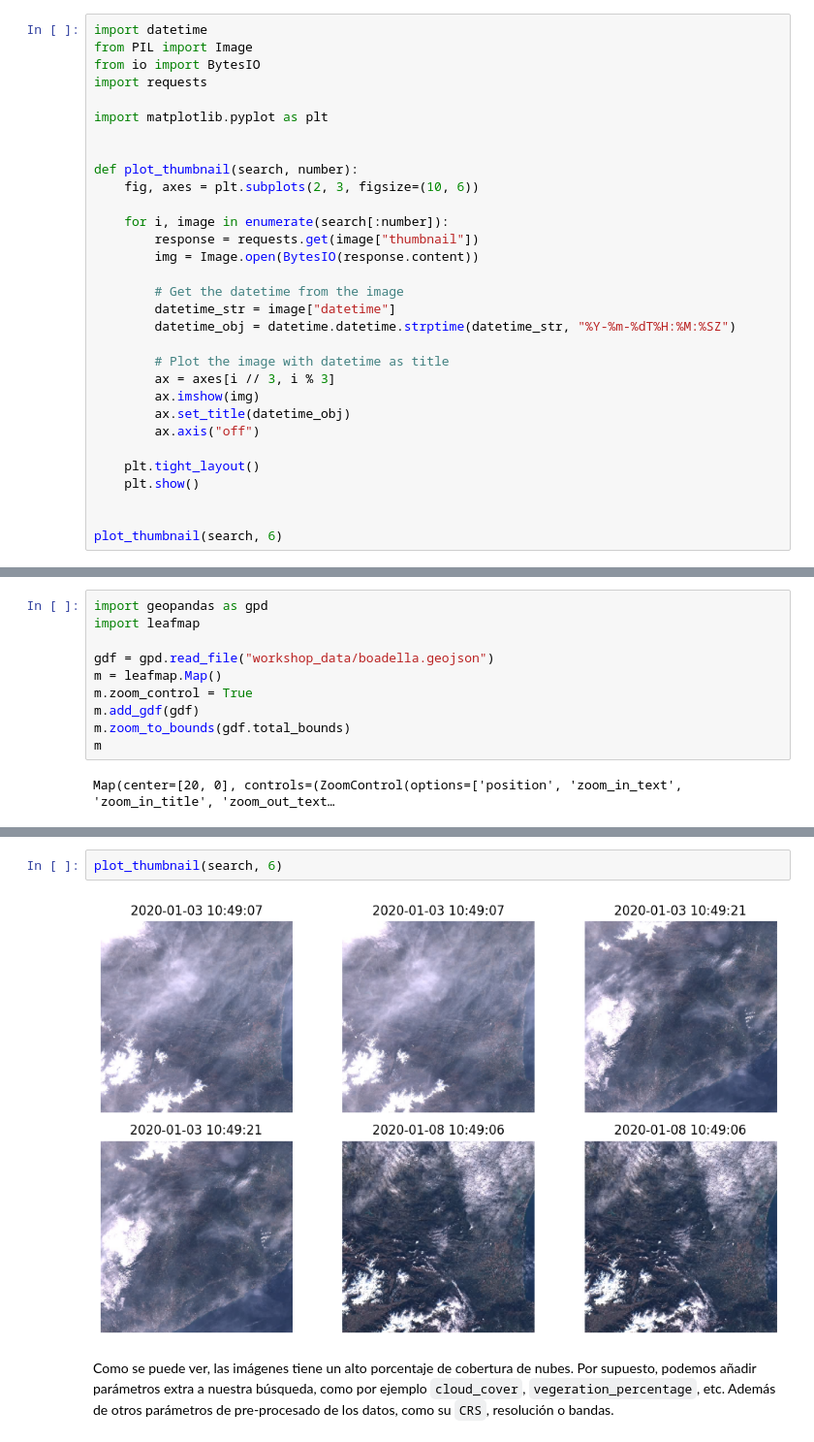
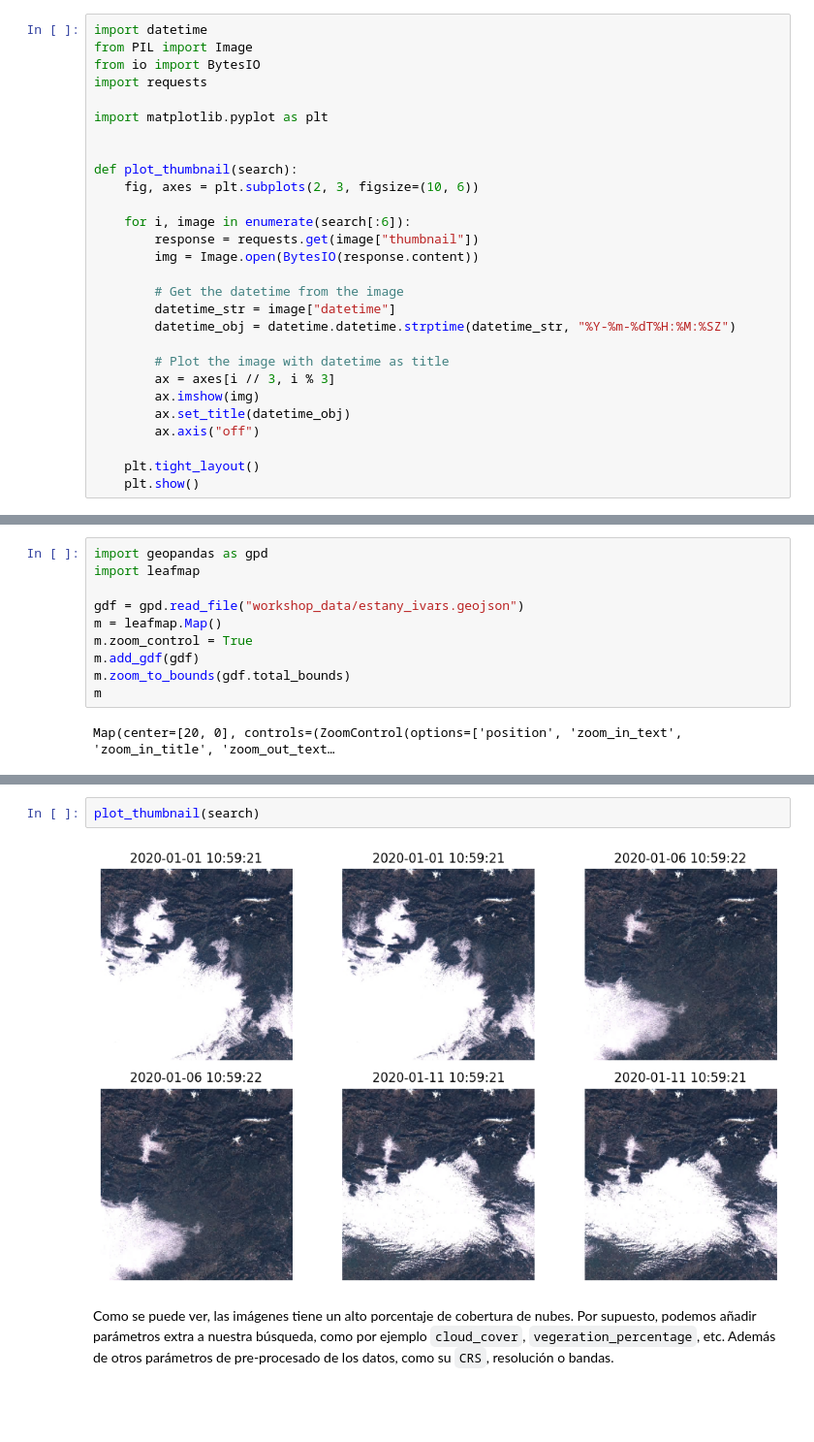
Before and after one commit to earthpulse/spai-workshop-jsl2024, a Jupyter notebook: notebooks/02_acceso_datos.ipynb, the cells around one changed output, grey strips where cells are left out. Shown at 97% size. Cells and saved outputs as stored; diff of their text form; blank space fills up the shorter version.

```diff
--- a/notebooks/02_acceso_datos.ipynb
+++ b/notebooks/02_acceso_datos.ipynb
@@ -56,10 +56,10 @@ import requests
 import matplotlib.pyplot as plt
 
 
-def plot_thumbnail(search, number):
+def plot_thumbnail(search):
     fig, axes = plt.subplots(2, 3, figsize=(10, 6))
 
-    for i, image in enumerate(search[:number]):
+    for i, image in enumerate(search[:6]):
         response = requests.get(image["thumbnail"])
         img = Image.open(BytesIO(response.content))
 
@@ -75,6 +75,3 @@ def plot_thumbnail(search, number):
 
     plt.tight_layout()
     plt.show()
-
-
-plot_thumbnail(search, 6)
@@ -86,7 +85,7 @@ Como se ha dicho, también se puede probar con un GeoDataFrame de GeoPandas.
 import geopandas as gpd
 import leafmap
 
-gdf = gpd.read_file("workshop_data/boadella.geojson")
+gdf = gpd.read_file("workshop_data/estany_ivars.geojson")
 m = leafmap.Map()
 m.zoom_control = True
 m.add_gdf(gdf)
@@ -110,7 +109,7 @@ search[:3]
 # %%
-plot_thumbnail(search, 6)
+plot_thumbnail(search)
 # %% [output]
-[figure, old version]
+[figure, new version]
 # %% [markdown]
 Como se puede ver, las imágenes tiene un alto porcentaje de cobertura de nubes. Por supuesto, podemos añadir parámetros extra a nuestra búsqueda, como por ejemplo `cloud_cover`, `vegeration_percentage`, etc. Además de otros parámetros de pre-procesado de los datos, como su `CRS`, resolución o bandas.
 # %% [markdown]
```
Also changed, not shown: parts of 28 cells of this notebook, 10 other files.
